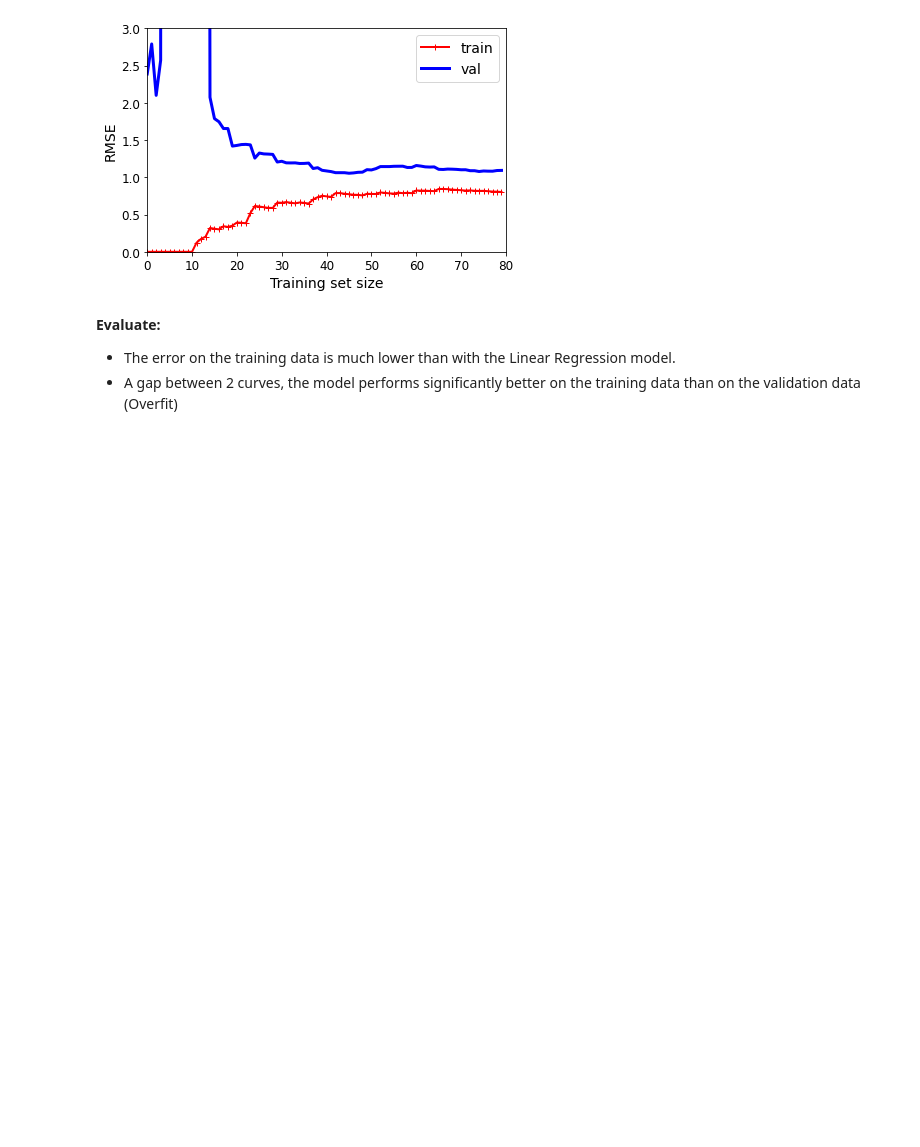
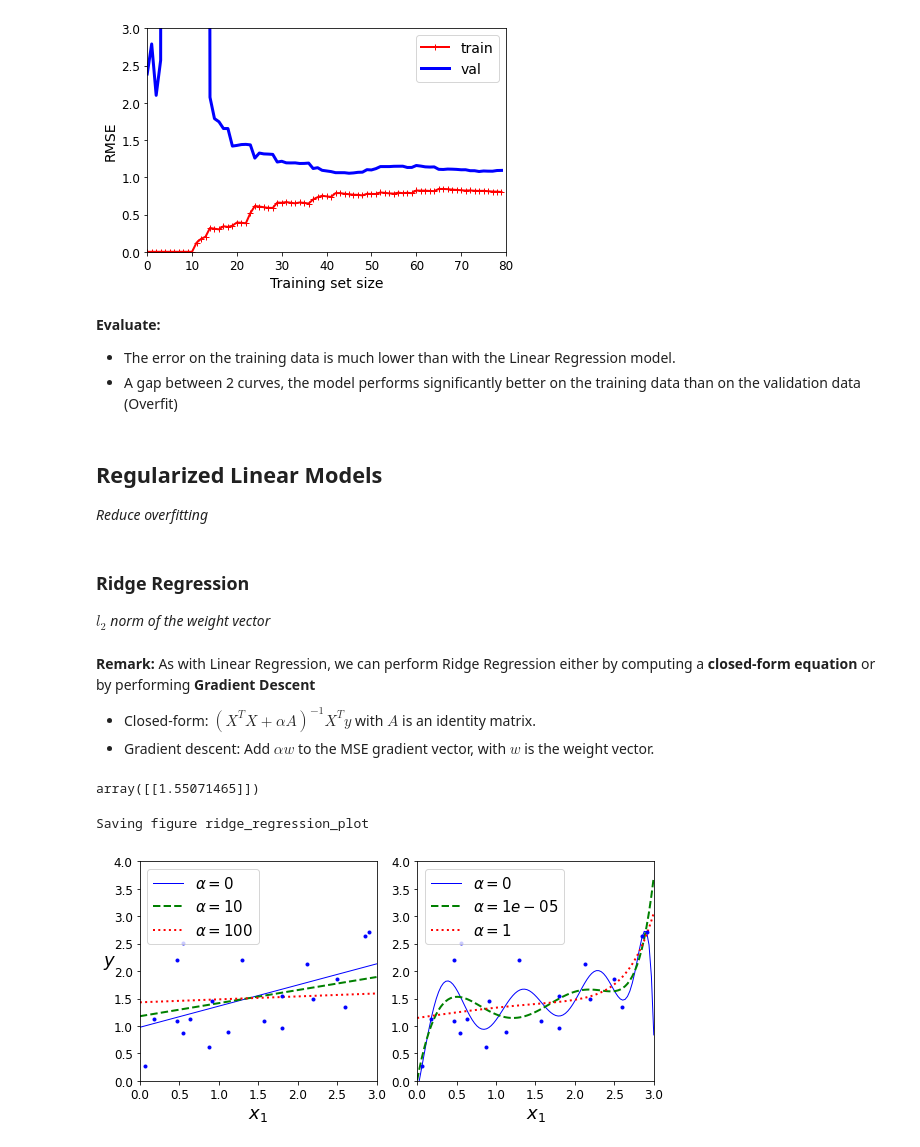
Before and after one commit to minhngt62/handson-ml, a Jupyter notebook: Chapter 4 - Models.ipynb, the cells around one changed output. Cells and saved outputs as stored; diff of their text form; code cells hidden in the pictures; blank space fills up the shorter version.

Commit message:
Chapter 4: Add Ridge regression study

```diff
--- a/Chapter 4 - Models.ipynb
+++ b/Chapter 4 - Models.ipynb
@@ -463,3 +464,60 @@ Saving figure learning_curves_plot
 **Evaluate:**
 - The error on the training data is much lower than with the Linear Regression model.
 - A gap between 2 curves, the model performs significantly better on the training data than on the validation data (Overfit)
+# %% [markdown]
+## Regularized Linear Models
+*Reduce overfitting*
+# %% [markdown]
+### Ridge Regression
+*$l_{2}$ norm of the weight vector*
+# %% [markdown]
+**Remark:** As with Linear Regression, we can perform Ridge Regression either by computing a **closed-form equation** or by performing **Gradient Descent**
+- Closed-form: $(X^{T}X + \alpha A)^{-1} X^{T} y$ with $A$ is an identity matrix.
+- Gradient descent: Add $\alpha w$ to the MSE gradient vector, with $w$ is the weight vector.
+# %%
+# Generate data
+np.random.seed(42)
+
+m = 20
+X = 3 * np.random.rand(m, 1)
+y = 1 + 0.5 * X + np.random.randn(m, 1) / 1.5
+X_new = np.linspace(0, 3, 100).reshape(100, 1)
+# %%
+# Ridge regression
+ridge_reg = Ridge(alpha=1, solver="cholesky", random_state=42)
+ridge_reg.fit(X, y)
+ridge_reg.predict([[1.5]])
+# %% [output]
+array([[1.55071465]])
+# %%
+# Plot Ridge regression with different alpha
+def plot_model(model_class, polynomial, alphas, **model_kargs):
+    for alpha, style in zip(alphas, ("b-", "g--", "r:")):
+        model = model_class(alpha, **model_kargs) if alpha > 0 else LinearRegression()
+        if polynomial:
+            model = Pipeline([
+                    ("poly_features", PolynomialFeatures(degree=10, include_bias=False)),
+                    ("std_scaler", StandardScaler()),
+                    ("regul_reg", model),
+                ])
+        model.fit(X, y)
+        y_new_regul = model.predict(X_new)
+        lw = 2 if alpha > 0 else 1
+        plt.plot(X_new, y_new_regul, style, linewidth=lw, label=r"$\alpha = {}$".format(alpha))
+    plt.plot(X, y, "b.", linewidth=3)
+    plt.legend(loc="upper left", fontsize=15)
+    plt.xlabel("$x_1$", fontsize=18)
+    plt.axis([0, 3, 0, 4])
+
+plt.figure(figsize=(8,4))
+plt.subplot(121)
+plot_model(Ridge, polynomial=False, alphas=(0, 10, 100), random_state=42)
+plt.ylabel("$y$", rotation=0, fontsize=18)
+plt.subplot(122)
+plot_model(Ridge, polynomial=True, alphas=(0, 10**-5, 1), random_state=42)
+
+save_fig("ridge_regression_plot")
+plt.show()
+# %% [output]
+Saving figure ridge_regression_plot
+[figure, added]
```
Also changed, not shown: parts of 1 cell of this notebook, 1 other file.
